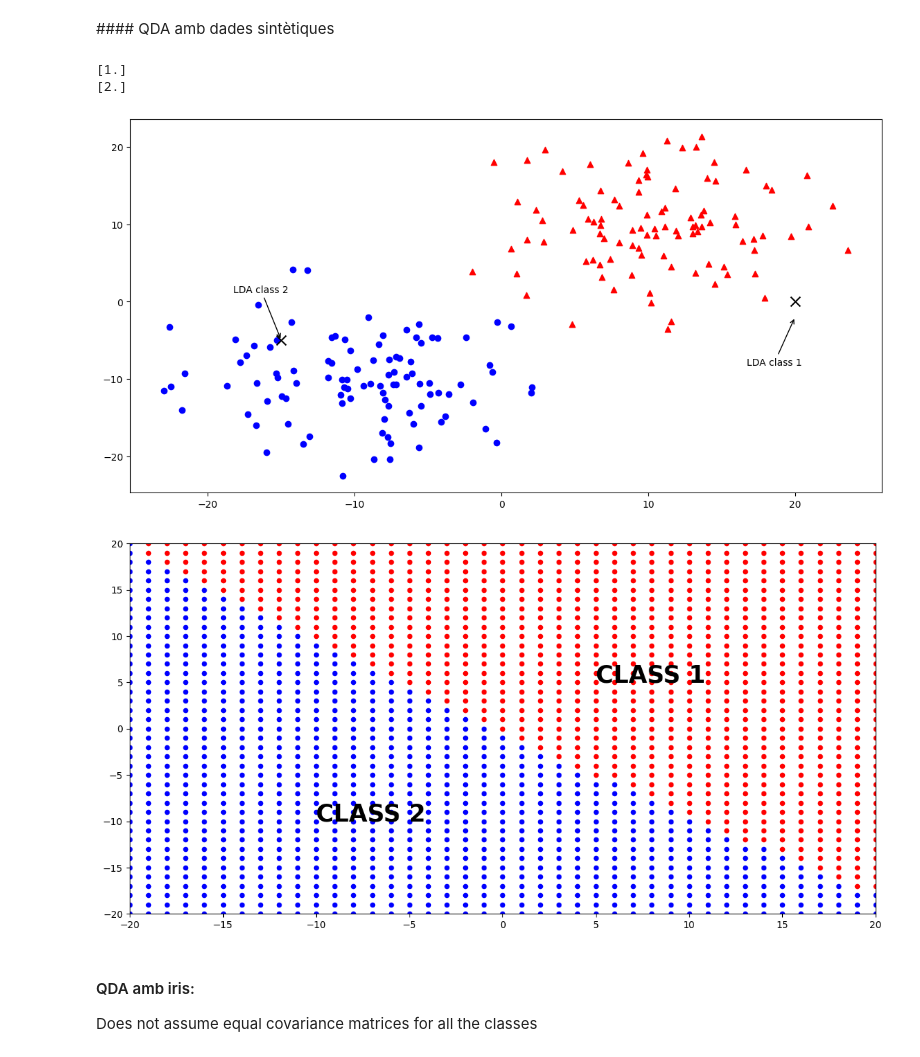
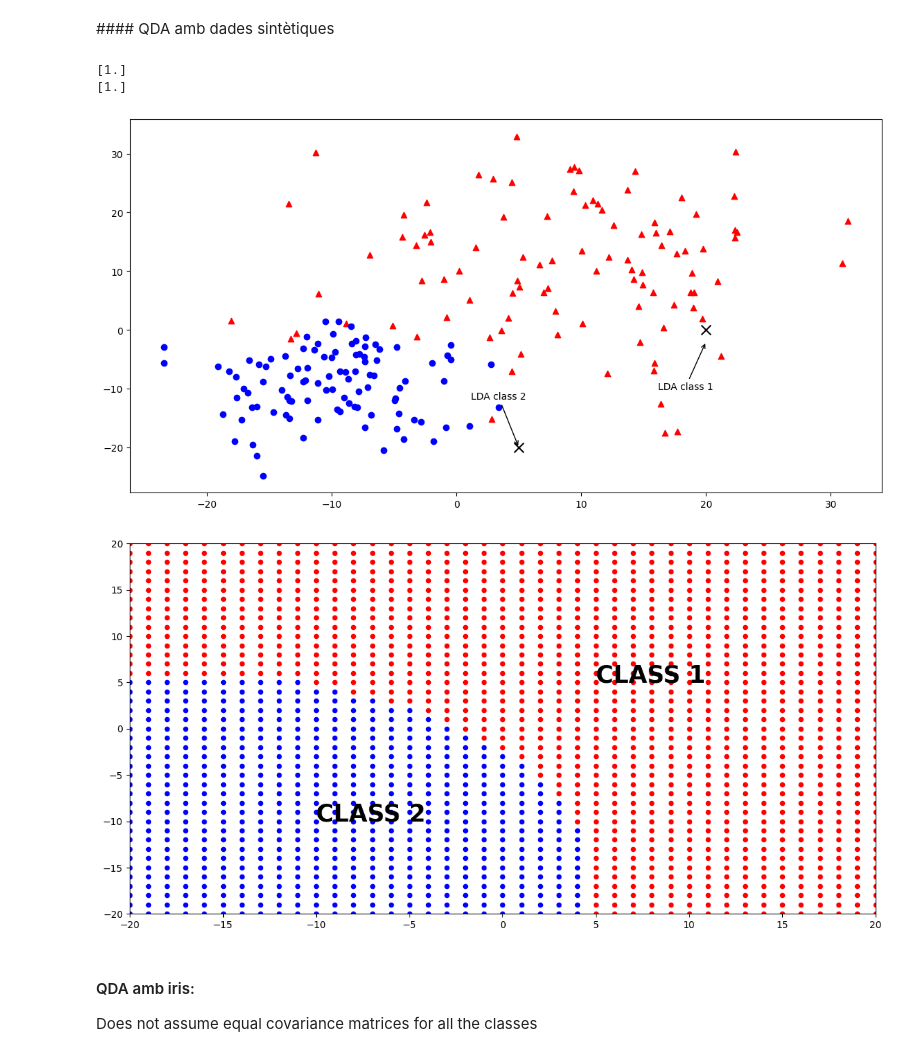
Before and after one commit to raulbenitez/introAI_ICE, a Jupyter notebook: Tema4_Classificació_Supervisada.ipynb, the cells around one changed output. Cells and saved outputs as stored; diff of their text form; code cells hidden in the pictures.

```diff
--- a/Tema4_Classificació_Supervisada.ipynb
+++ b/Tema4_Classificació_Supervisada.ipynb
@@ -363,7 +370,7 @@ import matplotlib.pyplot as plt
 from sklearn.discriminant_analysis import QuadraticDiscriminantAnalysis
 
 # Synthetic Gaussian training data:
-mu1, sigma1 = 10, 5.5
+mu1, sigma1 = 10, 10.5
 X1 = mu1 + sigma1*np.random.randn(100,2)
 mu2, sigma2 = -10, 5.5
 X2 = mu2 + sigma2*np.random.randn(100,2)
@@ -389,38 +396,38 @@ clf.fit(XT, labelT)
 #Prediction of new observations:
 print(clf.predict([[20, 0]])) #predicciÛn para el dato [20,0]
 print(clf.predict([[5, -20]]))#predicciÛn para el dato [5,-20]
 
 # Represent the new observations [20,0] y [5,-20]:
 plt.scatter(20,0,s=100,marker ='x',c='k')
 plt.annotate('LDA class 1',xy=(20,-2),xycoords='data',
                xytext=(-50,-50),
                textcoords='offset points',
                arrowprops=dict(arrowstyle="->"))
-plt.scatter(-15,-5,s=100,marker ='x',c='k')
-plt.annotate('LDA class 2',xy=(-15,-5),xycoords='data',
+plt.scatter(5,-20,s=100,marker ='x',c='k')
+plt.annotate('LDA class 2',xy=(5,-20),xycoords='data',
                xytext=(-50,50),
                textcoords='offset points',
                arrowprops=dict(arrowstyle="->"))
 
 # Representation of the decision boundary by predicting the observations in a meshgrid:
 plt.figure(figsize=(14,7))
 for i in range(-20,21,1):
     for k in range(-20,21,1):
         p = clf.predict([[i, k]])
         if p == 1:
              plt.scatter(i,k,s=20,marker='o',c='r')
         else:
              plt.scatter(i,k,s=20,marker = 'o',c='b')
 
 plt.axis([-20,20,-20,20])
 plt.text(5,5,'CLASS 1',fontsize=25,fontweight='bold',color='k')
 plt.text(-10,-10,'CLASS 2',fontsize=25,fontweight='bold',color='k')
 plt.show()
 # %% [output]
 [1.]
-[2.]
+[1.]
-[figure, old version]
+[figure, new version]
-[figure, old version]
+[figure, new version]
 # %% [markdown]
 #### QDA amb iris:
 
```
Also changed, not shown: parts of 20 cells of this notebook.
